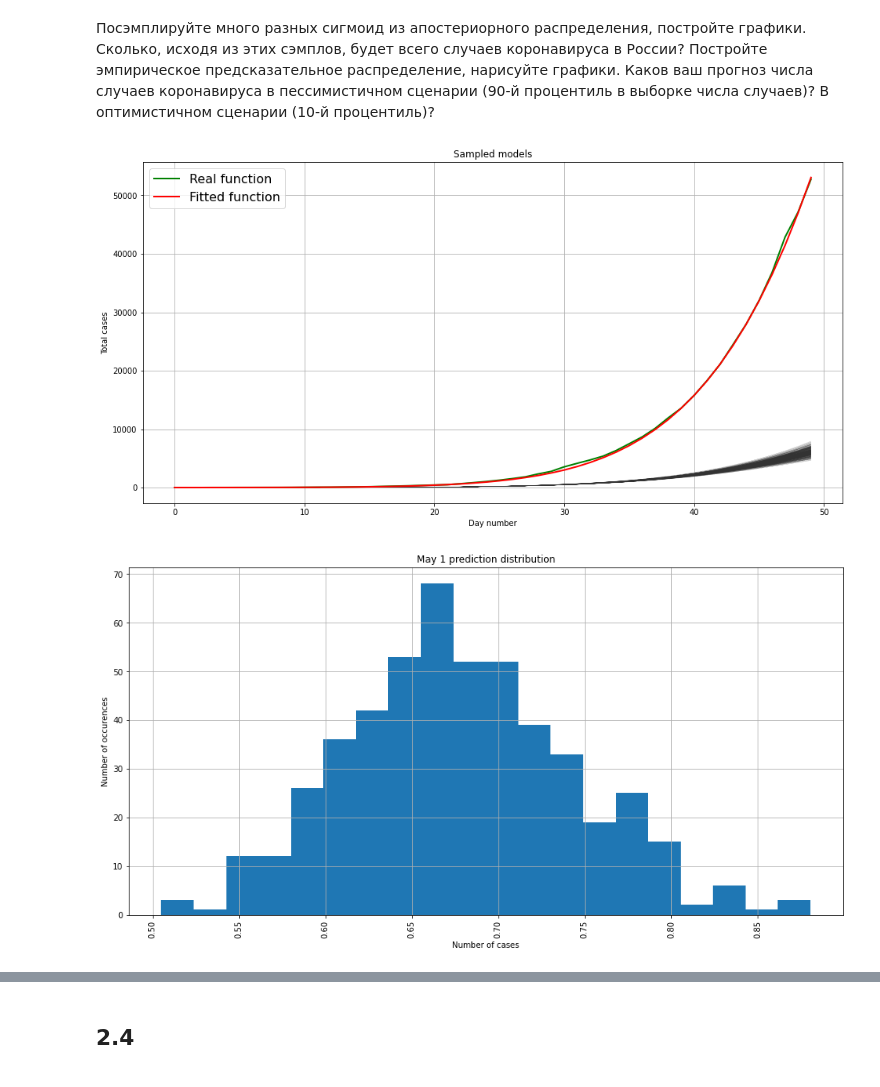
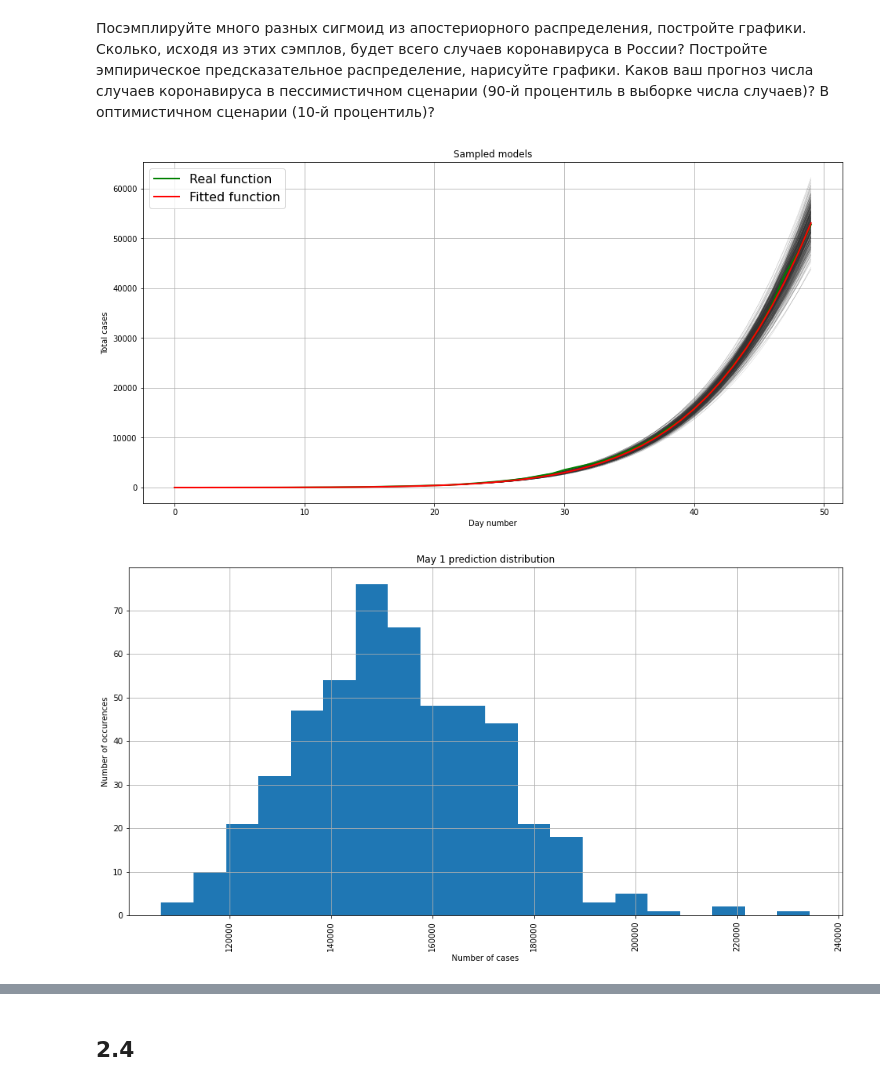
Before and after one commit to Illumaria/made-advanced-machine-learning, a Jupyter notebook: assignment_01.ipynb, the cells around one changed output, grey strips where cells are left out. Saved outputs shown, nothing was run; the diff lists cells and outputs as text; code cells hidden in the pictures.

```diff
--- a/assignment_01.ipynb
+++ b/assignment_01.ipynb
@@ -472,7 +472,7 @@ w = np.random.multivariate_normal(mu, sigma, n_samples)
 plt.figure(figsize=figsize)
 plt.title("Sampled models")
 for i in range(n_samples):
-    plt.plot(russia_train["day"], np.exp(x.dot(w[i])),
+    plt.plot(russia_train["day"], np.exp(x.dot(w[i])).cumsum(),
              color="0.2", linewidth=.1)
 plt.plot(russia_train["day"], russia_train["total_cases"],
          label="Real function", color="g", linewidth=2)
@@ -483,7 +483,7 @@ plt.xlabel("Day number")
 plt.ylabel("Total cases")
 plt.legend(fontsize=legend_fontsize);
 # %% [output]
-[figure, old version]
+[figure, new version]
 # %%
 x = np.arange(SEPTEMBER_FIRST + 1)
 
@@ -493,12 +494,12 @@ prediction = np.exp(w.dot(x_matrix.T)).cumsum(1)
 # %%
 plt.figure(figsize=figsize)
-plt.hist(prediction[:, 0], bins=20)
+plt.hist(prediction[:, MAY_FIRST], bins=20)
 plt.xticks(rotation=90)
 plt.grid(True)
 plt.xlabel("Number of cases")
 plt.ylabel("Number of occurences")
 plt.title("May 1 prediction distribution");
 # %% [output]
-[figure, old version]
+[figure, new version]
 # %%
 # Prediction for May 1
```
Also changed, not shown: parts of 18 cells of this notebook.
